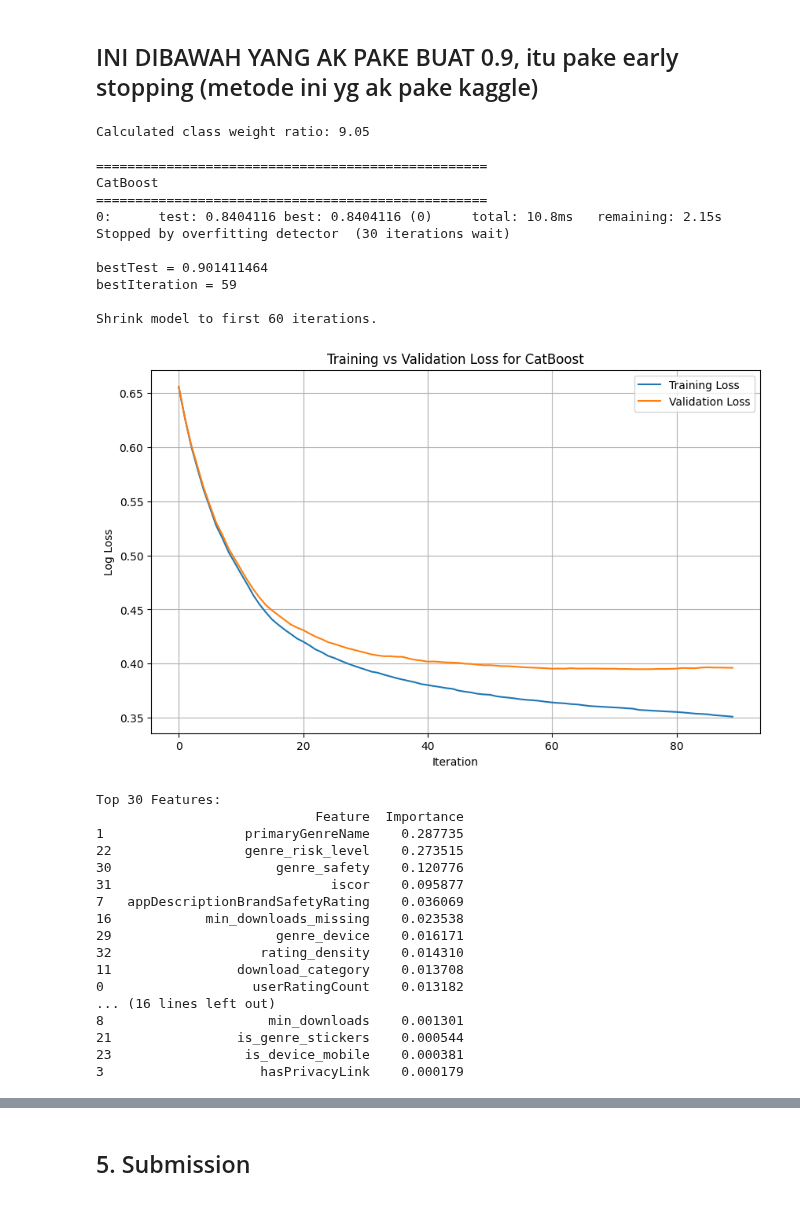
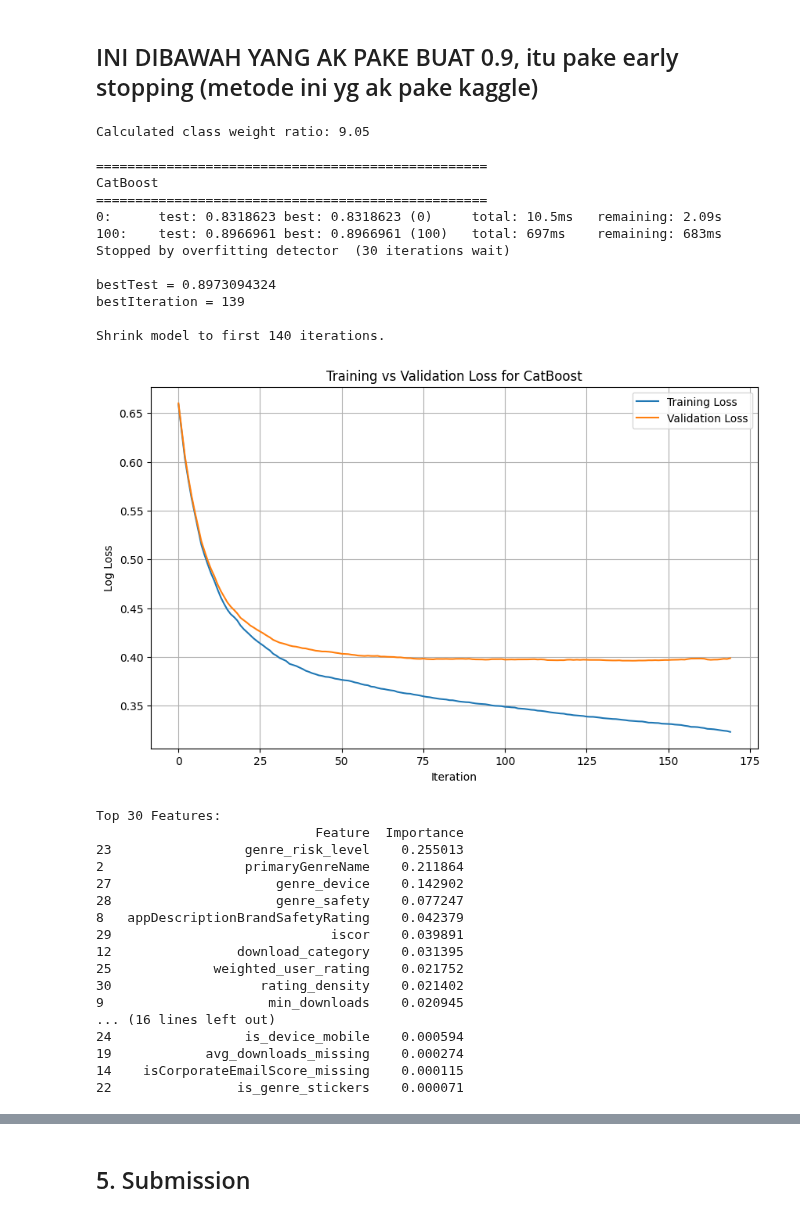
Before and after one commit to Reasondro/FindIT, a Jupyter notebook: Find_IT_Ale_New.ipynb, the cells around one changed output, grey strips where cells are left out. Drawn from its saved outputs; the diff is of its cells as text; code cells hidden in the pictures.

```diff
--- a/Find_IT_Ale_New.ipynb
+++ b/Find_IT_Ale_New.ipynb
@@ -729,0 +912,21 @@ hasTermsOfServiceLink              0.0000 Categorical  ⚠️    66.2%
+# %%
+filter_values = ["ADDRESS NOT LISTED IN PLAYSTORE", "CANNOT IDENTIFY COUNTRY"]
+
+# --- Filter the DataFrame ---
+# Select rows where 'developerCountry' is one of the filter_values
+filtered_df = train[train['developerCountry'].isin(filter_values)]
+
+# --- Select and display the desired columns ---
+# Create a new DataFrame containing only the 'developerCountry' and 'countryCode' columns
+result_df = filtered_df[['developerCountry', 'countryCode']]
+
+# --- Print the result ---
+if not result_df.empty:
+    print(f"Found {len(result_df)} rows where developerCountry is missing/unidentifiable:")
+    # Display the resulting DataFrame (or use .head() for large results)
+    print(result_df)
+    # Optional: See the distribution of countryCodes for these rows
+    print("\nValue counts for 'countryCode' in these rows:")
+    print(result_df['countryCode'].value_counts(dropna=False)) # include counts of NaN
+else:
+    print("No rows found matching the specified developerCountry values.")
@@ -1619,7 +1862,10 @@ class FeatureEncoder(BaseEstimator, TransformerMixin):
 # %%
 from sklearn.pipeline import Pipeline
 
-cols_to_drop_based_on_eda = ['adSpent',"developerCountry", "countryCode", "mfaRating"]
+cols_to_drop_based_on_eda = ['adSpent',
+                            #  "developerCountry",
+                             "countryCode",
+                             "mfaRating"]
 # cols_to_drop_based_on_eda = ['adSpent',"developerCountry", "mfaRating"]
 
 
@@ -2093,6 +2358,9 @@ cat_features = [
     "iscor",
     "genre_device",
     "genre_safety",
+    # "countryCode",
+    "developerCountry",
+    'dev_country_grp'
 ]
 
 def evaluate_model(model, X_train, y_train, X_val, y_val, model_name):
@@ -2269,7 +2537,8 @@ models = {
         learning_rate=0.05,
         # depth=4, ## ? better ish
         # l2_leaf_reg=9, ##? better ish
-        depth=6, ## ? better ish 10,6??
+        # depth=6, ## ? better ish 10,6??
+        depth=12, ## ? better ish 10,6??
         l2_leaf_reg=9, ##? better ish
         loss_function='Logloss',
         eval_metric='AUC',
@@ -2277,52 +2546,53 @@ models = {
         class_weights=[1, class_weight_ratio],
         verbose=0
     )
 }
 
 # Evaluate all models
 results = {}
 for name, model in models.items():
     try:
         trained_model, auc_score = evaluate_model(model, X_train, y_train, X_val, y_val, name)
         results[name] = {'model': trained_model, 'auc': auc_score}
     except Exception as e:
         print(f"Failed to evaluate {name}: {e}")
         continue
 
 # Display results summary
 print("\n" + "="*50)
 print("Model Performance Summary (AUC)")
 print("="*50)
 for name, result in sorted(results.items(), key=lambda x: x[1]['auc'], reverse=True):
     print(f"{name}: {result['auc']:.6f}")
 # %% [output]
 Calculated class weight ratio: 9.05
 
 ==================================================
 CatBoost
 ==================================================
-0:      test: 0.8404116 best: 0.8404116 (0)     total: 10.8ms   remaining: 2.15s
+0:      test: 0.8318623 best: 0.8318623 (0)     total: 10.5ms   remaining: 2.09s
+100:    test: 0.8966961 best: 0.8966961 (100)   total: 697ms    remaining: 683ms
 Stopped by overfitting detector  (30 iterations wait)
 
-bestTest = 0.901411464
-bestIteration = 59
+bestTest = 0.8973094324
+bestIteration = 139
 
-Shrink model to first 60 iterations.
+Shrink model to first 140 iterations.
-[figure, old version]
+[figure, new version]
 Top 30 Features:
                             Feature  Importance
-1                  primaryGenreName    0.287735
-22                 genre_risk_level    0.273515
-30                     genre_safety    0.120776
-31                            iscor    0.095877
-7   appDescriptionBrandSafetyRating    0.036069
-16            min_downloads_missing    0.023538
-29                     genre_device    0.016171
-32                   rating_density    0.014310
-11                download_category    0.013708
-0                   userRatingCount    0.013182
+23                 genre_risk_level    0.255013
+2                  primaryGenreName    0.211864
+27                     genre_device    0.142902
+28                     genre_safety    0.077247
+8   appDescriptionBrandSafetyRating    0.042379
+29                            iscor    0.039891
+12                download_category    0.031395
+25             weighted_user_rating    0.021752
+30                   rating_density    0.021402
+9                     min_downloads    0.020945
 ... (16 lines left out)
-8                     min_downloads    0.001301
-21                is_genre_stickers    0.000544
-23                 is_device_mobile    0.000381
-3                    hasPrivacyLink    0.000179
+24                 is_device_mobile    0.000594
+19            avg_downloads_missing    0.000274
+14    isCorporateEmailScore_missing    0.000115
+22                is_genre_stickers    0.000071
```
Also changed, not shown: parts of 15 cells of this notebook.
